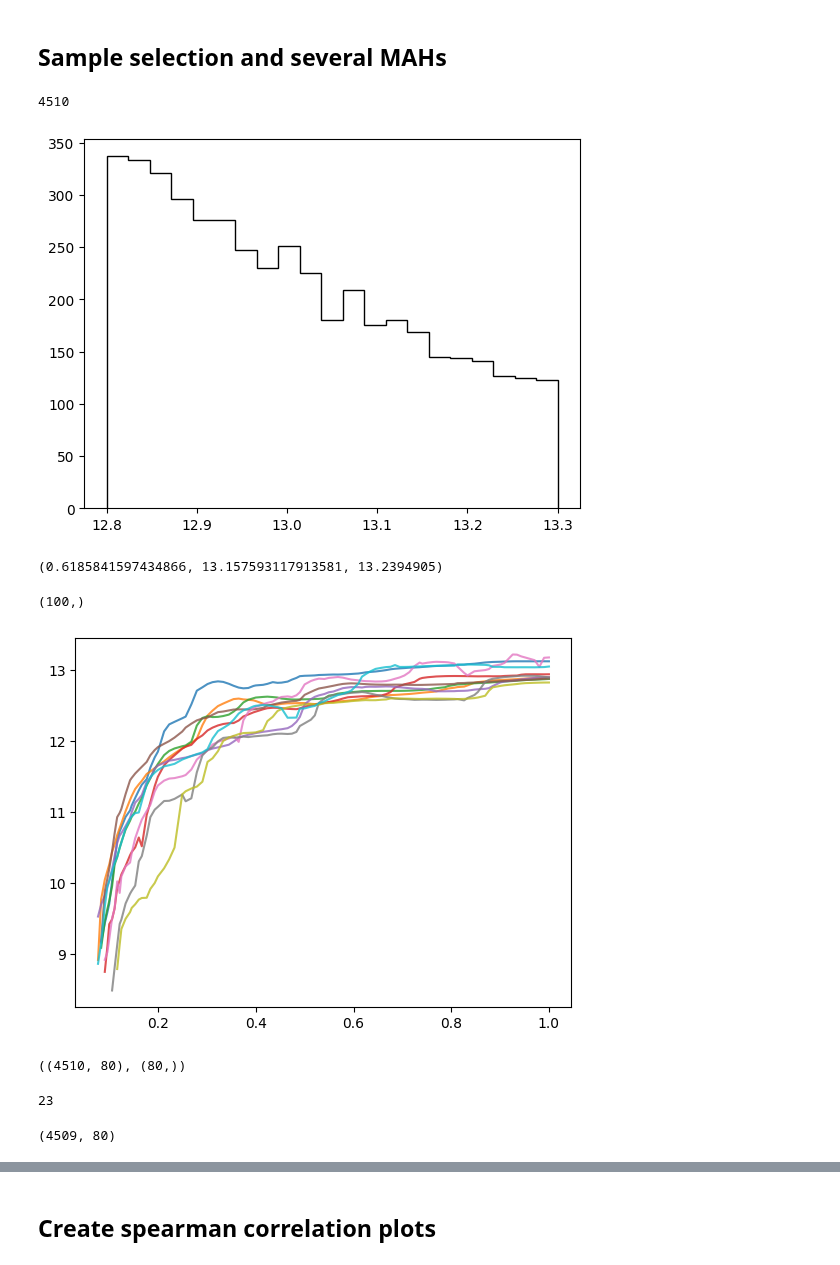
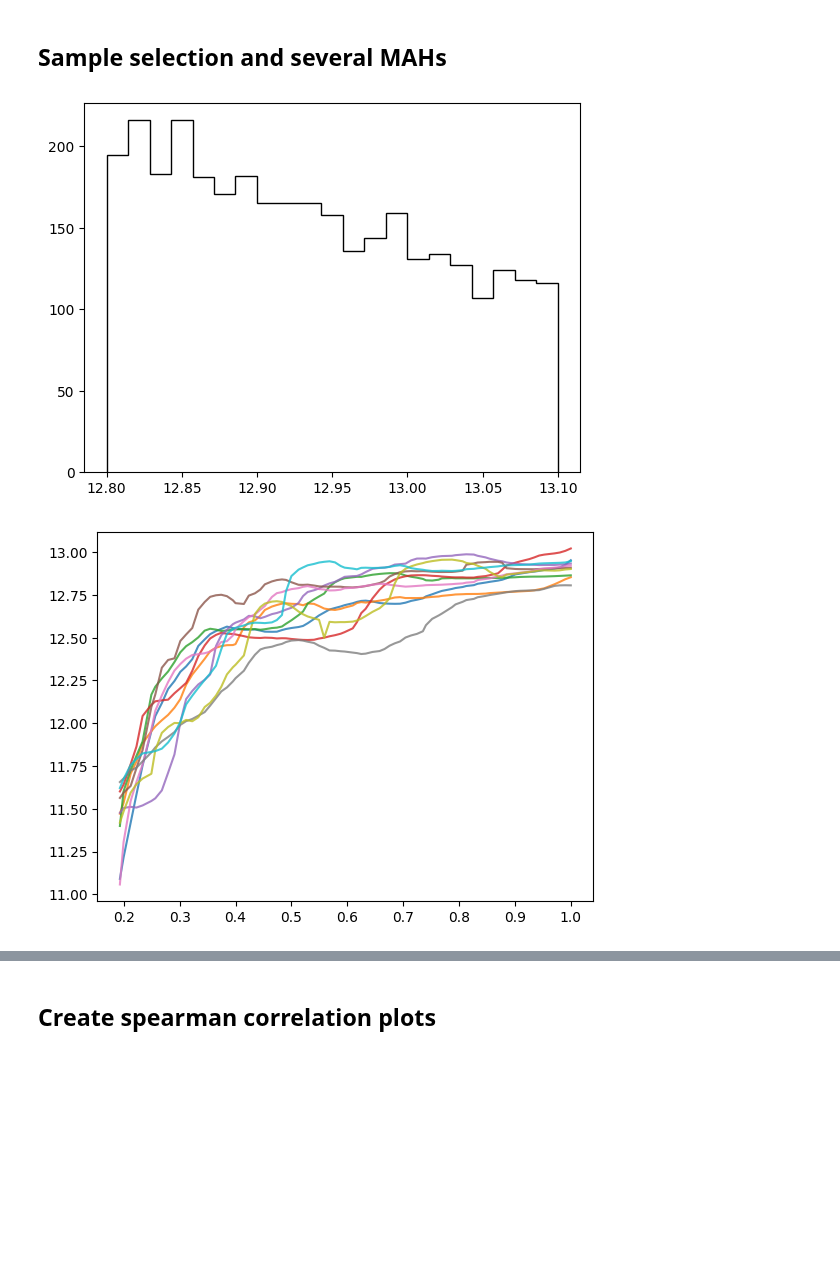
Before and after one commit to ismael-mendoza/nbody-relaxed, a Jupyter notebook: notebooks/wip/tng1.ipynb, the cells around one changed output, grey strips where cells are left out. Saved outputs shown, nothing was run; the diff lists cells and outputs as text; code cells hidden in the pictures; blank space fills up the shorter version.

```diff
--- a/notebooks/wip/tng1.ipynb
+++ b/notebooks/wip/tng1.ipynb
@@ -173,5 +47,0 @@ plt.legend()
-# %%
-# lets pick one of these trees
-t_idx = 0
-t = trees2[t_idx]
-# t
@@ -197,0 +124,5 @@ plt.plot(scales[snaps_t], gmass_t, '-', c='r')
+# %%
+info = _setup_mah_and_cat(trees_file, present_snapfile, metadata_file, SNAPS)
+# %%
+mah, cat, scales, snaps = info['mah'], info['present_cat'], info['scales'], info['snaps']
+trees = info['trees']
@@ -198,51 +131,24 @@ plt.plot(scales[snaps_t], gmass_t, '-', c='r')
 # %% [markdown]
 ## Sample selection and several MAHs
-# %%
-# pick trees half a decade after cut at 12.8
-my_trees = [t for t in trees if 99 in t['SnapNum']
-            and t['Group_M_TopHat200'][-1] > 12.8
-            and t['Group_M_TopHat200'][-1] < 13.3]
-len(my_trees)
-# %% [output]
-4510
 # %%
 # double check
-gmass = [t['Group_M_TopHat200'][-1] for t in my_trees]
+gmass = [t['Group_M_TopHat200'][-1] for t in trees]
 plt.hist(gmass, bins=21, histtype='step', color='k', label='gmass');
 # %% [output]
-[figure, old version]
+[figure, new version]
 # %%
-# now we need to match with catalog
-# let us check 1 halo
-halo_idx = my_trees[0]['IndexInHaloTable'][-1]
-mvir = cat["Mvir"].to_numpy()[halo_idx]
-gmass = my_trees[0]['Group_M_TopHat200'][-1]
-(gmass - mvir) / gmass * 100 , mvir, gmass
+# # now we need to match with catalog
+# # let us check 1 halo
+# halo_idx = trees[0]['IndexInHaloTable'][-1]
+# mvir = cat["Mvir"].to_numpy()[halo_idx]
+# gmass = trees[0]['Group_M_TopHat200'][-1]
+# (gmass - mvir) / gmass * 100 , mvir, gmass
-# %% [output]
-(0.6185841597434866, 13.157593117913581, 13.2394905)
-# %%
-snaps.shape
-# %% [output]
-(100,)
-# %%
-# get mah from trees, and convert to correct units
-mah = np.zeros((len(my_trees), len(snaps)))
-for ii, t in enumerate(my_trees):
-    mah_t = np.zeros(len(snaps)) * np.nan
-    t_snaps = t['SnapNum']
-    gmass = t['Group_M_TopHat200']
-    mah_t[t_snaps] = gmass
-
-    # linearly interpolate nan values
-    mah_t = pd.Series(mah_t)
-    mah_t = mah_t.interpolate(method='linear', limit_direction='forward', axis=0)
-    mah[ii] = mah_t.values
 # %%
 # plot 10 random mah as a function of scale
 for ii in range(10):
-    idx = np.random.randint(0, len(my_trees))
+    idx = np.random.randint(0, len(trees))
     plt.plot(scales, mah[idx], '-', alpha=0.8
     );
 # plt.plot(scales, mah.T, '-', alpha=0.1, c='k');
 # %% [output]
-[figure, old version]
+[figure, new version]
@@ -255,17 +154,0 @@ _mah = mah[:, idx:]
-# %%
-_mah.shape, _scales.shape
-# %% [output]
-((4510, 80), (80,))
-# %%
-# how many nan's remain?
-np.isnan(_mah).sum()
-# %% [output]
-23
-# %%
-# remove haloes with nans and hope not too many
-kp_idx = np.where(np.isnan(_mah).sum(axis=1) == 0)[0]
-_mah = _mah[kp_idx]
-assert np.isnan(_mah).sum() == 0
-_mah.shape # only 1 halo had nan's
-# %% [output]
-(4509, 80)
```
Also changed, not shown: parts of 42 cells of this notebook.
